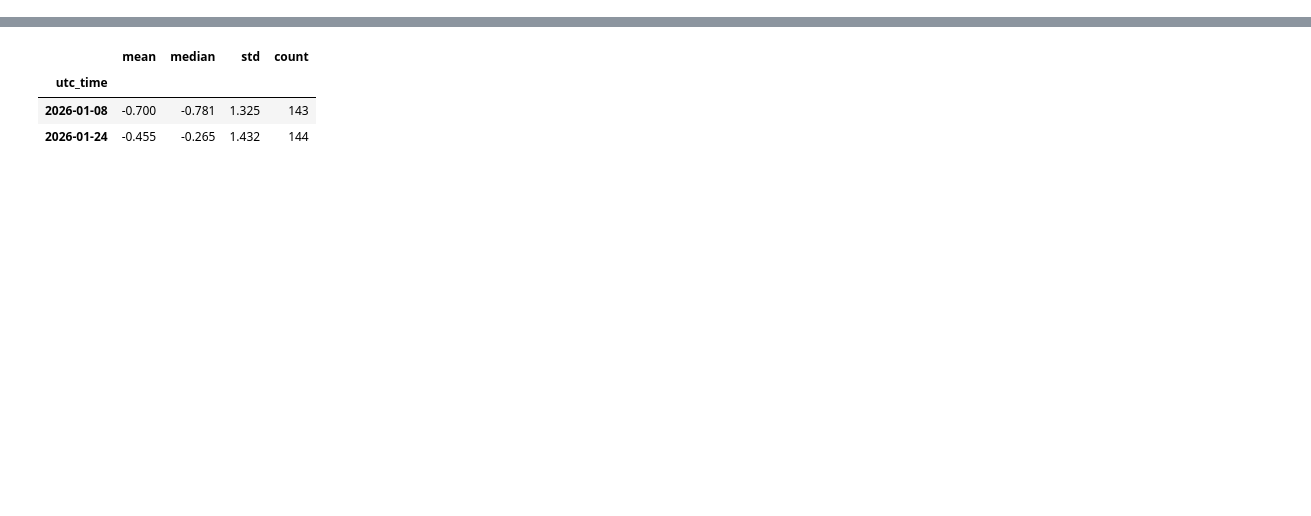
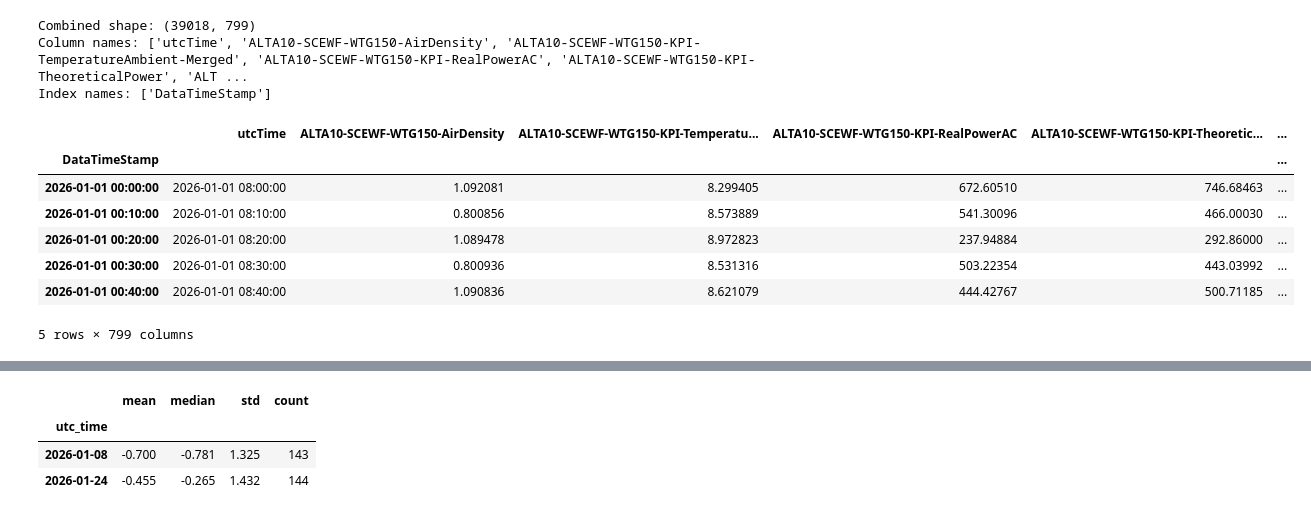
Before and after one commit to zachary-carifa/CU-Capstone-Project, a Jupyter notebook: notebooks/zack_notebooks/PartnerTurbineAnalysis.ipynb, the cells around one changed output, grey strips where cells are left out. Saved outputs shown, nothing was run; the diff lists cells and outputs as text; code cells hidden in the pictures; blank space fills up the shorter version.

```diff
--- a/notebooks/zack_notebooks/PartnerTurbineAnalysis.ipynb
+++ b/notebooks/zack_notebooks/PartnerTurbineAnalysis.ipynb
@@ -3,5 +3,43 @@ import pandas as pd
 import numpy as np
 import matplotlib.pyplot as plt
 # %%
-turbines = pd.read_parquet("/Users/zsquirrel/Downloads/WindChasersData/alta10_turbine_data_grouped.parquet")
-turbines.head()
+turbinesJanuary = pd.read_parquet("/Users/zsquirrel/Downloads/Alta10_Turbine_Points_10m_2026-01.parquet")
+turbinesFebruary = pd.read_parquet("/Users/zsquirrel/Downloads/Alta10_Turbine_Points_10m_2026-02.parquet")
+turbinesMarch = pd.read_parquet("/Users/zsquirrel/Downloads/Alta10_Turbine_Points_10m_2026-03.parquet")
+turbinesApril = pd.read_parquet("/Users/zsquirrel/Downloads/Alta10_Turbine_Points_10m_2026-04.parquet")
+turbinesMay = pd.read_parquet("/Users/zsquirrel/Downloads/Alta10_Turbine_Points_10m_2026-05.parquet")
+turbinesJune = pd.read_parquet("/Users/zsquirrel/Downloads/Alta10_Turbine_Points_10m_2026-06.parquet")
+turbinesJuly = pd.read_parquet("/Users/zsquirrel/Downloads/Alta10_Turbine_Points_10m_2026-07.parquet")
+turbinesAugust = pd.read_parquet("/Users/zsquirrel/Downloads/Alta10_Turbine_Points_10m_2026-08.parquet")
+turbinesSeptember = pd.read_parquet("/Users/zsquirrel/Downloads/Alta10_Turbine_Points_10m_2026-09.parquet")
+
+# Combine January through September into one DataFrame
+turbines_raw = pd.concat([
+    turbinesJanuary,
+    turbinesFebruary,
+    turbinesMarch,
+    turbinesApril,
+    turbinesMay,
+    turbinesJune,
+    turbinesJuly,
+    turbinesAugust,
+    turbinesSeptember
+], axis=0)
+
+print("Combined shape:", turbines_raw.shape)
+print("Column names:", turbines_raw.columns[:10].tolist())
+print("Index names:", turbines_raw.index.names)
+
+display(turbines_raw.head())
+# %% [output]
+Combined shape: (39018, 799)
+Column names: ['utcTime', 'ALTA10-SCEWF-WTG150-AirDensity', 'ALTA10-SCEWF-WTG150-KPI-TemperatureAmbient-Merged', 'ALTA10-SCEWF-WTG150-KPI-RealPowerAC', 'ALTA10-SCEWF-WTG150-KPI-TheoreticalPower', 'ALT ...
+Index names: ['DataTimeStamp']
+|  | utcTime | ALTA10-SCEWF-WTG150-AirDensity | ALTA10-SCEWF-WTG150-KPI-Temperatu... | ALTA10-SCEWF-WTG150-KPI-RealPowerAC | ALTA10-SCEWF-WTG150-KPI-Theoretic... | ... |
+| DataTimeStamp |  |  |  |  |  | ... |
+| 2026-01-01 00:00:00 | 2026-01-01 08:00:00 | 1.092081 | 8.299405 | 672.60510 | 746.68463 | ... |
+| 2026-01-01 00:10:00 | 2026-01-01 08:10:00 | 0.800856 | 8.573889 | 541.30096 | 466.00030 | ... |
+| 2026-01-01 00:20:00 | 2026-01-01 08:20:00 | 1.089478 | 8.972823 | 237.94884 | 292.86000 | ... |
+| 2026-01-01 00:30:00 | 2026-01-01 08:30:00 | 0.800936 | 8.531316 | 503.22354 | 443.03992 | ... |
+| 2026-01-01 00:40:00 | 2026-01-01 08:40:00 | 1.090836 | 8.621079 | 444.42767 | 500.71185 | ... |
+5 rows × 799 columns
```
Also changed, not shown: parts of 19 cells of this notebook.
